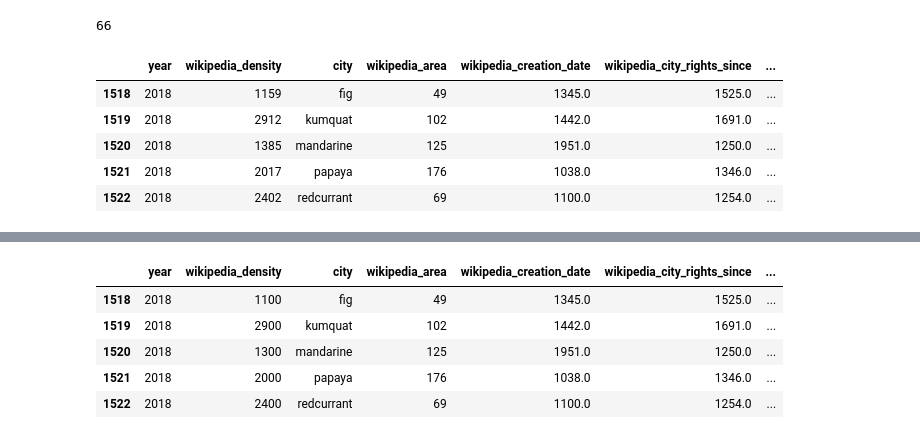
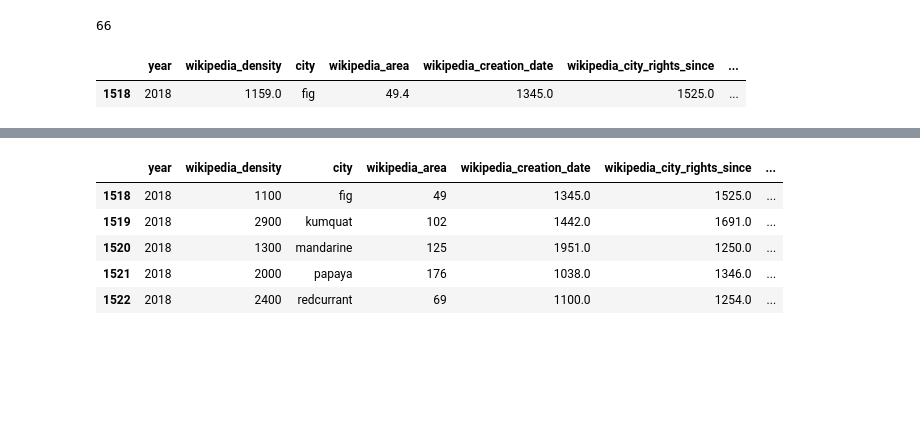
Before and after one commit to KonradJadwizyc/Hackathon-16.11.2019, a Jupyter notebook: codes/Python/hackathon.ipynb, the cells around one changed output, grey strips where cells are left out. Drawn from its saved outputs; the diff is of its cells as text; code cells hidden in the pictures; blank space fills up the shorter version.

```diff
--- a/codes/Python/hackathon.ipynb
+++ b/codes/Python/hackathon.ipynb
@@ -64,11 +64,7 @@ cities['wikipedia_area'] = cities['wikipedia_area'].round(0).astype(int)
 cities['wikipedia_nr_of_people'] = cities['wikipedia_nr_of_people'].round(0).astype(int)
 cities['wikipedia_density'] = cities['wikipedia_density'].round(0).astype(int)
 # %%
-cities.head()
+cities.head(1)
 # %% [output]
 |  | year | wikipedia_density | city | wikipedia_area | wikipedia_creation_date | wikipedia_city_rights_since | ... |
-| 1518 | 2018 | 1159 | fig | 49 | 1345.0 | 1525.0 | ... |
-| 1519 | 2018 | 2912 | kumquat | 102 | 1442.0 | 1691.0 | ... |
-| 1520 | 2018 | 1385 | mandarine | 125 | 1951.0 | 1250.0 | ... |
-| 1521 | 2018 | 2017 | papaya | 176 | 1038.0 | 1346.0 | ... |
-| 1522 | 2018 | 2402 | redcurrant | 69 | 1100.0 | 1254.0 | ... |
+| 1518 | 2018 | 1159.0 | fig | 49.4 | 1345.0 | 1525.0 | ... |
```
Also changed, not shown: parts of 2 cells of this notebook, 4 other files.
